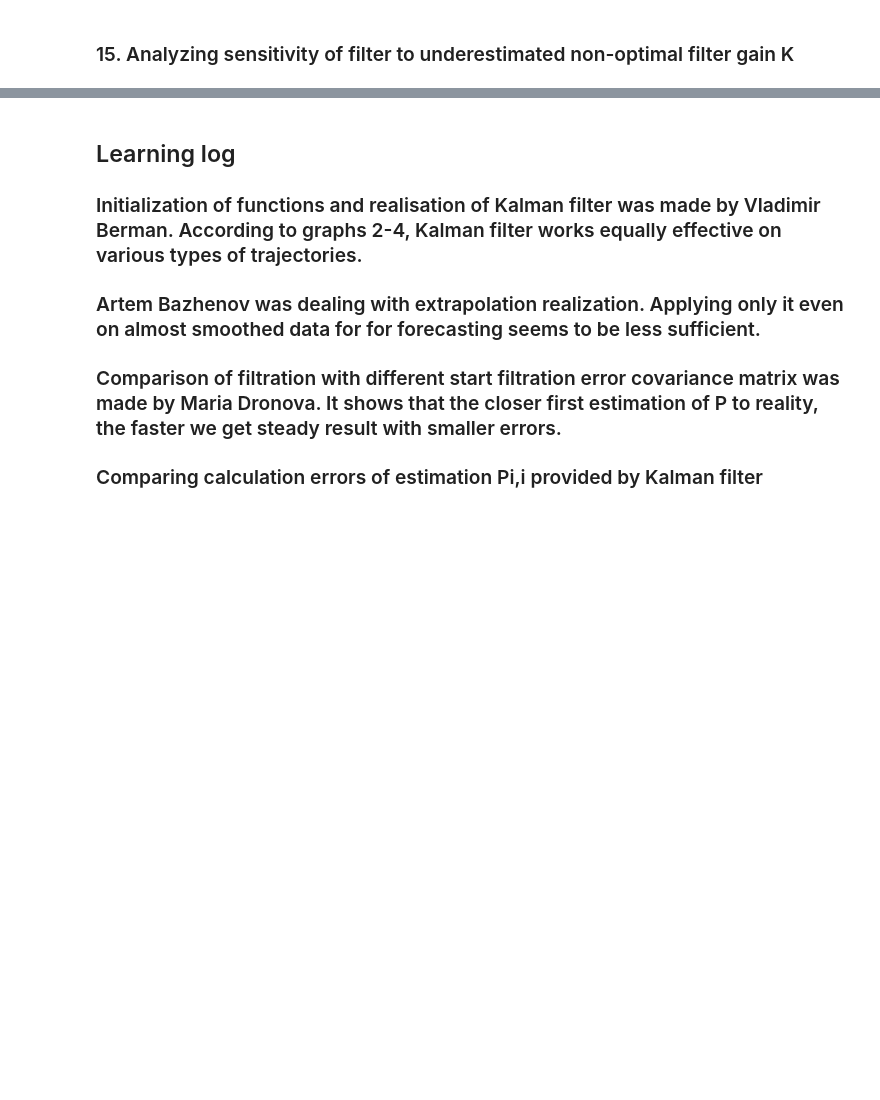
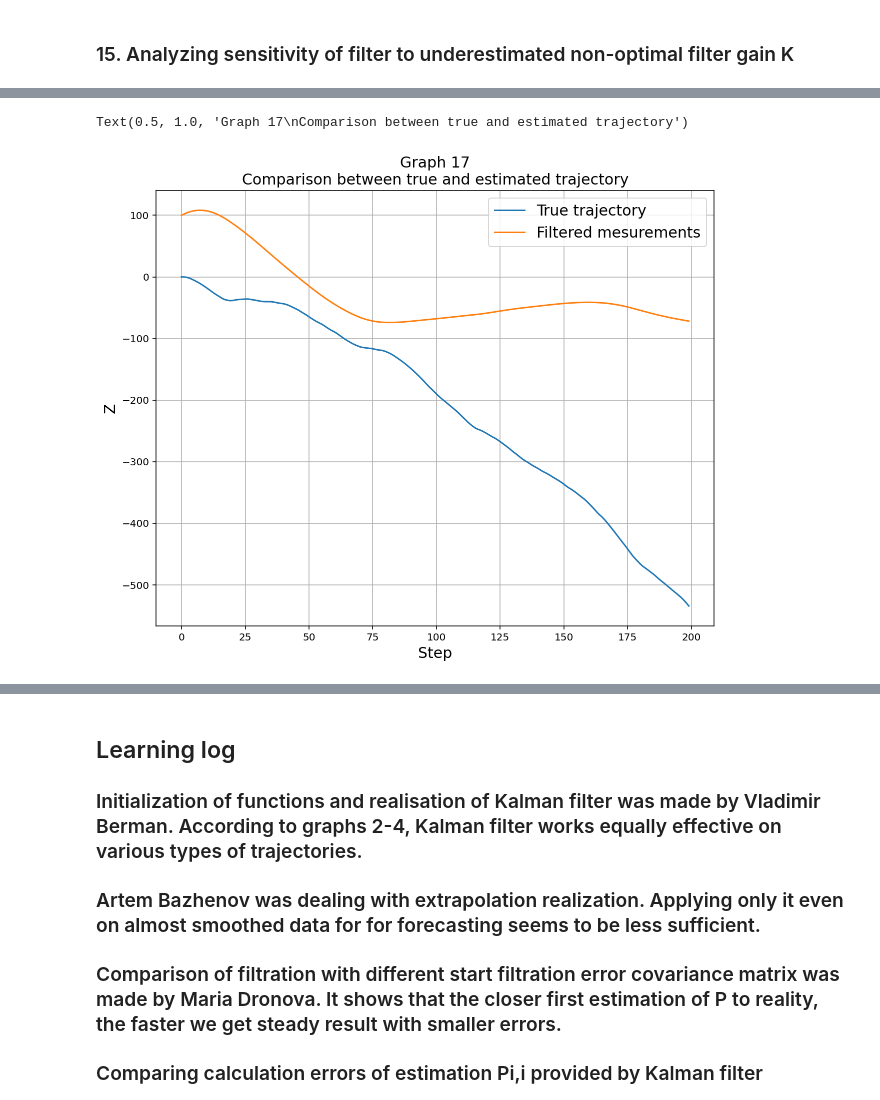
Before and after one commit to aliudvidere/EDP, a Jupyter notebook: EDP/EDP #5 Team 6.ipynb, the cells around one changed output, grey strips where cells are left out. Saved outputs shown, nothing was run; the diff lists cells and outputs as text; code cells hidden in the pictures; blank space fills up the shorter version.

```diff
--- a/EDP/EDP #5 Team 6.ipynb
+++ b/EDP/EDP #5 Team 6.ipynb
@@ -583,32 +600,43 @@ Text(0.5, 1.0, 'Graph 17\nTrue errors')
 # %%
 X0 = np.array([100, 5])
 P0 = np.array([[10000, 0], [0, 10000]])
 P = np.zeros([500, 200, 2, 2])
 P_res6 = np.zeros([200, 2, 2])
 K = np.zeros([500, 200, 2])
 K_res6 = np.zeros([200, 2])
 err1 = np.zeros([500, 197])
 err2 = np.zeros([500, 197])
 P0 = np.array([[10000, 0], [0, 10000]])
 sigmaa_2 = 0.2 ** 2
 Q = np.dot(np.dot(G, G.transpose()), sigmaa_2) # covariance matrix Q of state noise Ga
 for i in range(500):
     v,a = gnerate_vel_and_ac(0, sigmaa_2 ** 0.5, T, v0, numb)
     X = np.zeros([200, 2])
-    X[0] = X0
+    for j in range(1, len(X)):
+        X[j] = np.dot(F, X[j - 1]) + np.dot(G, a[j - 1])
     X_filt, P[i], K[i] = kalman_filt_fix_K(X, X0, P0, F, Q, R, H, K_fix)
     X_extrapol = extrapol(X_filt, m, F)
     err1[i] = np.array(X[3:, 0] - X_filt[3:, 0]) ** 2
     err2[i] = np.array(X[3:, 0] - X_extrapol[3:, 0]) ** 2
 final_err61 = np.zeros(197)
 final_err62 = np.zeros(197)
 for i in range(197):
     final_err61[i] = (np.mean(err1[:, i])) ** 0.5
     final_err62[i] = (np.mean(err2[:, i])) ** 0.5
 for i in range(200):
     P_res6[i] = np.mean(P[:, i])
-for i in range(200):
-    K_res6[i] = np.mean(K[:, i])
+
+plt.figure(figsize=(10, 8))
+plt.plot(X[:, 0])
+plt.plot(X_filt[:, 0])
+plt.grid()
+plt.ylabel('Z', fontsize=15)
+plt.xlabel('Step', fontsize=15)
+plt.legend(["True trajectory", "Filtered mesurements"],fontsize=15)
+plt.title('Graph 17\nComparison between true and estimated trajectory', fontsize=15)
+# %% [output]
+Text(0.5, 1.0, 'Graph 17\nComparison between true and estimated trajectory')
+[figure, added]
 # %%
 plt.plot(final_err61)
 plt.plot(final_err51)
```
Also changed, not shown: parts of 14 cells of this notebook, 3 other files.
